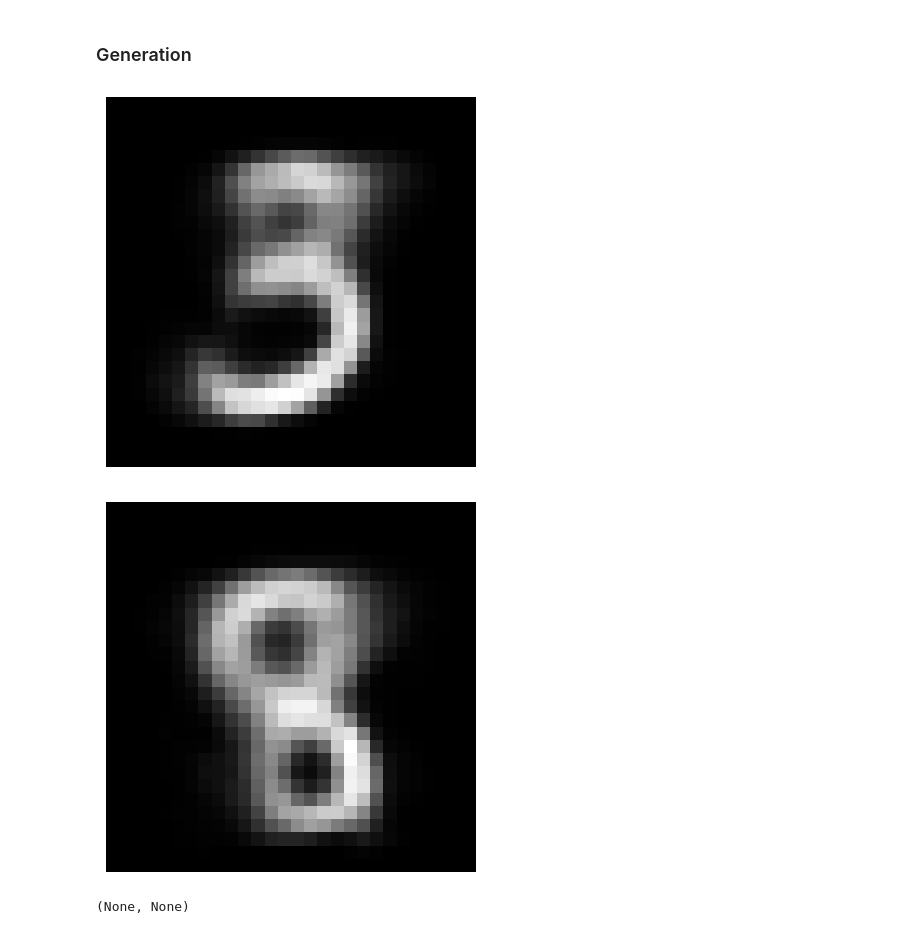
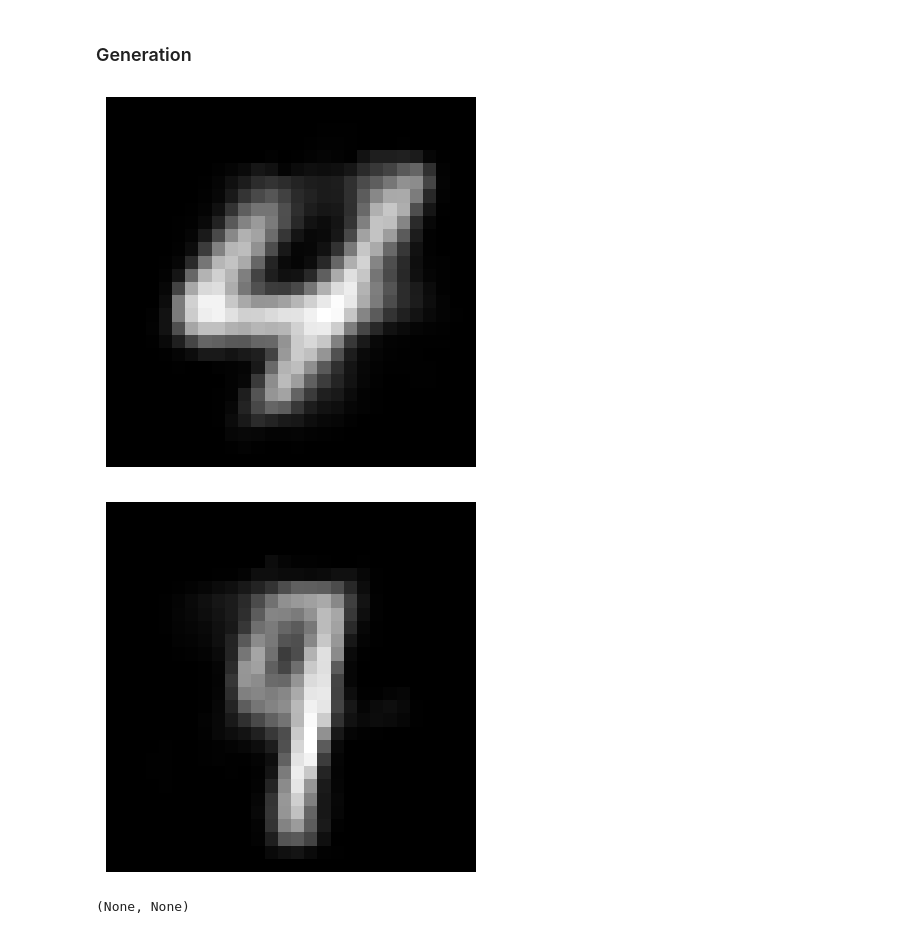
Before and after one commit to AlexanderKlyauzunik/internship-innowise, a Jupyter notebook: Variational_autoencoder/vae.ipynb, the cells around one changed output. Cells and saved outputs as stored; diff of their text form; code cells hidden in the pictures.

```diff
--- a/Variational_autoencoder/vae.ipynb
+++ b/Variational_autoencoder/vae.ipynb
@@ -101,7 +101,7 @@ model = VAE().to(device)
 optimizer = Adam(model.parameters(), lr=1e-3)
 
 def loss_function(x, x_hat, mean, log_var):
-    reproduction_loss = nn.functional.gaussian_nll_loss(x_hat, x, torch.Tensor(([1e-6]*len(x_hat))), reduction='sum')#nn.functional.binary_cross_entropy(x_hat, x, reduction='sum')
+    reproduction_loss = nn.functional.gaussian_nll_loss(x_hat, x, torch.Tensor(([1e-6]*len(x_hat))), reduction='mean')#nn.functional.binary_cross_entropy(x_hat, x, reduction='sum')
     KLD = - 0.5 * torch.sum(1 + log_var - mean.pow(2) - log_var.exp())
 
     return reproduction_loss + KLD
@@ -130,5 +130,5 @@ def train(model, optimizer, epochs, device):
         print("\tEpoch", epoch + 1, "\tAverage Loss: ", overall_loss/(batch_idx*batch_size))
     return overall_loss
 
-train(model, optimizer, epochs=20, device=device)
+train(model, optimizer, epochs=1, device=device)
 # %% [output]
@@ -165,15 +146,15 @@ torch.save(model.state_dict(), 'VAE_initial.pt')
 # %%
 def generate_digit(mean, var):
     z_sample = torch.tensor([[mean, var]], dtype=torch.float).to(device)
     x_decoded = model.decode(z_sample)
     digit = x_decoded.detach().cpu().reshape(28, 28) # reshape vector to 2d array
     plt.imshow(digit, cmap='gray')
     plt.axis('off')
     plt.show()
 
-generate_digit(5.0, 0.0), generate_digit(1.0, 0.0)
+generate_digit(0.35, -0.55), generate_digit(1.0, 0.0)
 # %% [output]
-[figure, old version]
+[figure, new version]
-[figure, old version]
+[figure, new version]
 (None, None)
 # %%
```
Also changed, not shown: parts of 8 cells of this notebook.
